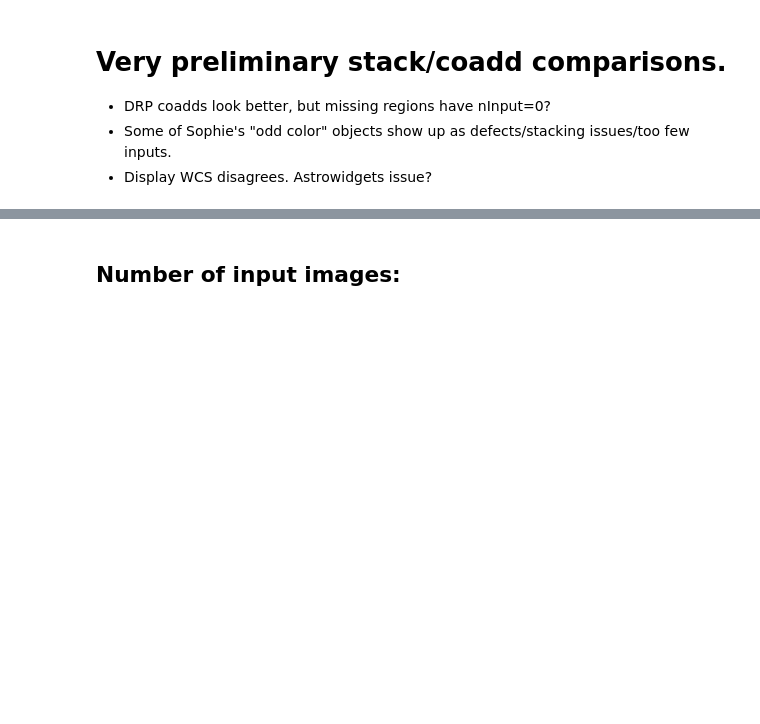
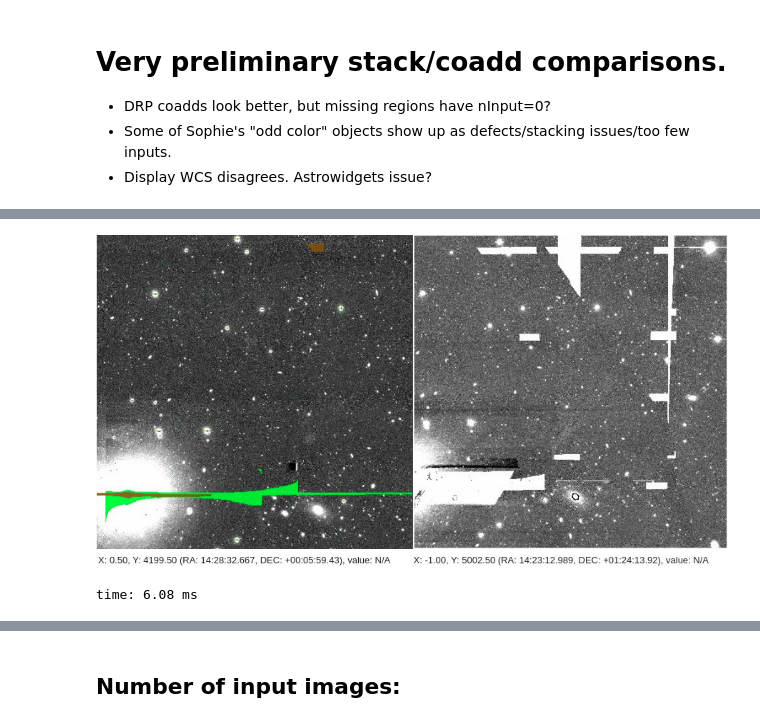
Before and after one commit to lsst-dm/drp-analysis-sprint-feb20, a Jupyter notebook: ipp_drp_rc2_comparison/IPP_DRP_comp20200224.ipynb, the cells around one changed output, grey strips where cells are left out. Drawn from its saved outputs; the diff is of its cells as text; code cells hidden in the pictures; blank space fills up the shorter version.

```diff
--- a/ipp_drp_rc2_comparison/IPP_DRP_comp20200224.ipynb
+++ b/ipp_drp_rc2_comparison/IPP_DRP_comp20200224.ipynb
@@ -364,3 +374,9 @@ time: 244 ms
+# %%
+# Pre-gen image:
+display(Image("stack_full-9615.7.7x1376.131-g.jpg"))
+# %% [output]
+[figure, added]
+time: 6.08 ms
 # %%
 drpCoadd = butler.get("deepCoadd", {'tract': 9615, 'patch': '7,7', 'filter': 'HSC-G'})
 drpCoadd_nIm = butler.get("deepCoadd_nImage", {'tract': 9615, 'patch': '7,7', 'filter': 'HSC-G'})
```
Also changed, not shown: parts of 37 cells of this notebook, 7 other files.
